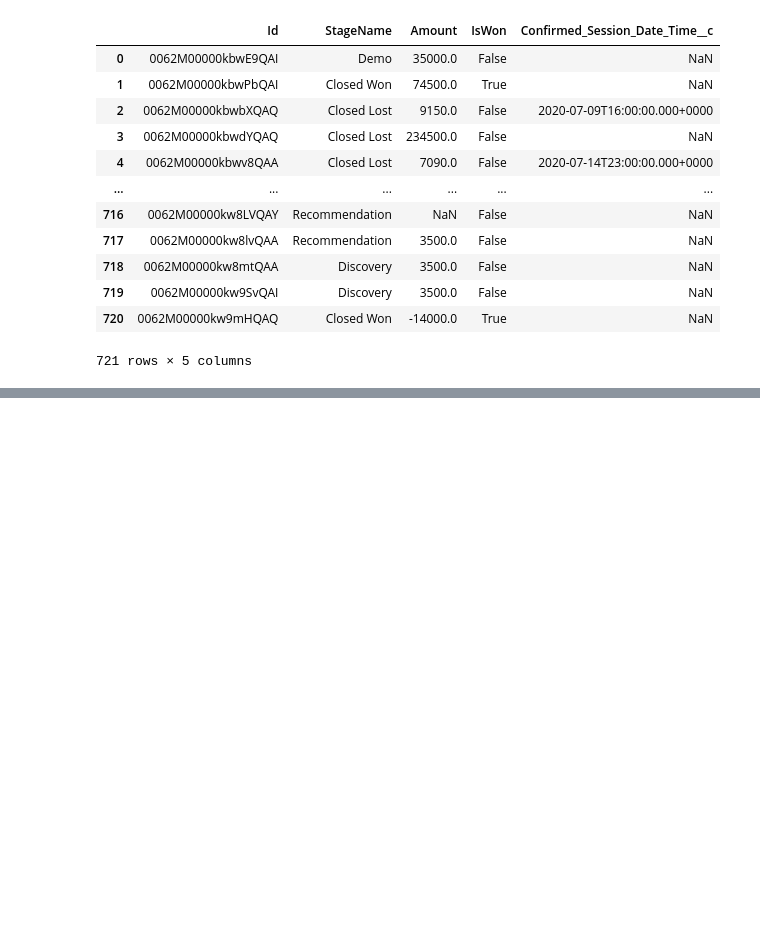
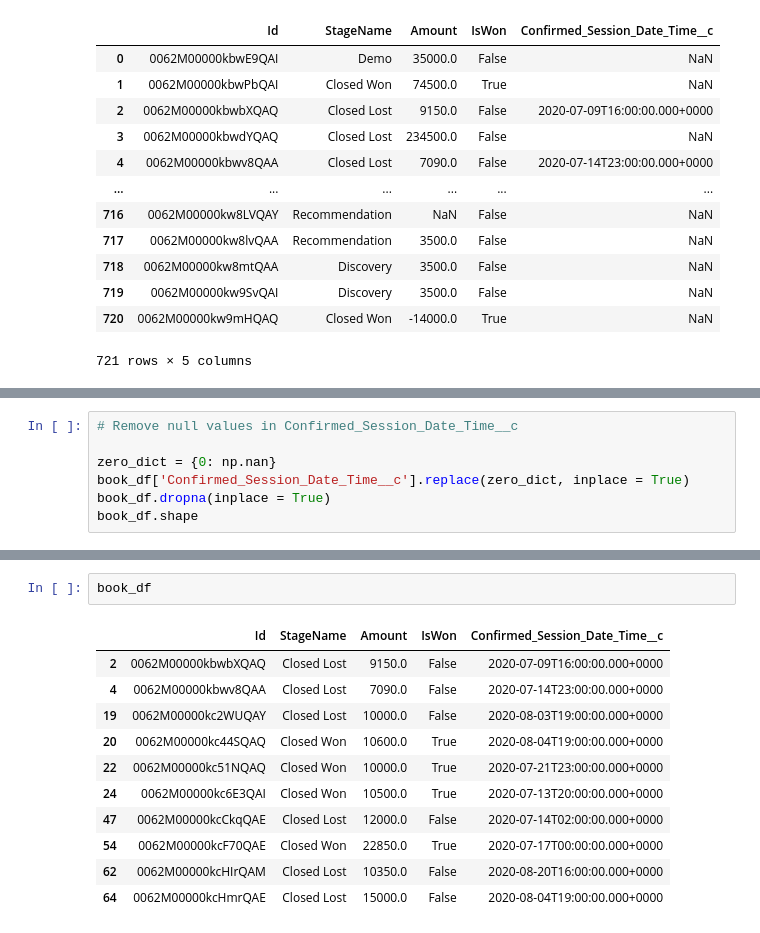
Before and after one commit to meaganlazer/Sales_Funnel, a Jupyter notebook: Binterview.ipynb, the cells around one changed output, grey strips where cells are left out. Saved outputs shown, nothing was run; the diff lists cells and outputs as text; blank space fills up the shorter version.

```diff
--- a/Binterview.ipynb
+++ b/Binterview.ipynb
@@ -379,0 +419,7 @@ Name: Amount, dtype: float64
+# %%
+# Remove null values in Confirmed_Session_Date_Time__c
+
+zero_dict = {0: np.nan}
+book_df['Confirmed_Session_Date_Time__c'].replace(zero_dict, inplace = True)
+book_df.dropna(inplace = True)
+book_df.shape
@@ -379,0 +435,14 @@ Name: Amount, dtype: float64
+# %%
+book_df
+# %% [output]
+|  | Id | StageName | Amount | IsWon | Confirmed_Session_Date_Time__c |
+| 2 | 0062M00000kbwbXQAQ | Closed Lost | 9150.0 | False | 2020-07-09T16:00:00.000+0000 |
+| 4 | 0062M00000kbwv8QAA | Closed Lost | 7090.0 | False | 2020-07-14T23:00:00.000+0000 |
+| 19 | 0062M00000kc2WUQAY | Closed Lost | 10000.0 | False | 2020-08-03T19:00:00.000+0000 |
+| 20 | 0062M00000kc44SQAQ | Closed Won | 10600.0 | True | 2020-08-04T19:00:00.000+0000 |
+| 22 | 0062M00000kc51NQAQ | Closed Won | 10000.0 | True | 2020-07-21T23:00:00.000+0000 |
+| 24 | 0062M00000kc6E3QAI | Closed Won | 10500.0 | True | 2020-07-13T20:00:00.000+0000 |
+| 47 | 0062M00000kcCkqQAE | Closed Lost | 12000.0 | False | 2020-07-14T02:00:00.000+0000 |
+| 54 | 0062M00000kcF70QAE | Closed Won | 22850.0 | True | 2020-07-17T00:00:00.000+0000 |
+| 62 | 0062M00000kcHIrQAM | Closed Lost | 10350.0 | False | 2020-08-20T16:00:00.000+0000 |
+| 64 | 0062M00000kcHmrQAE | Closed Lost | 15000.0 | False | 2020-08-04T19:00:00.000+0000 |
```
Also changed, not shown: parts of 29 cells of this notebook.
